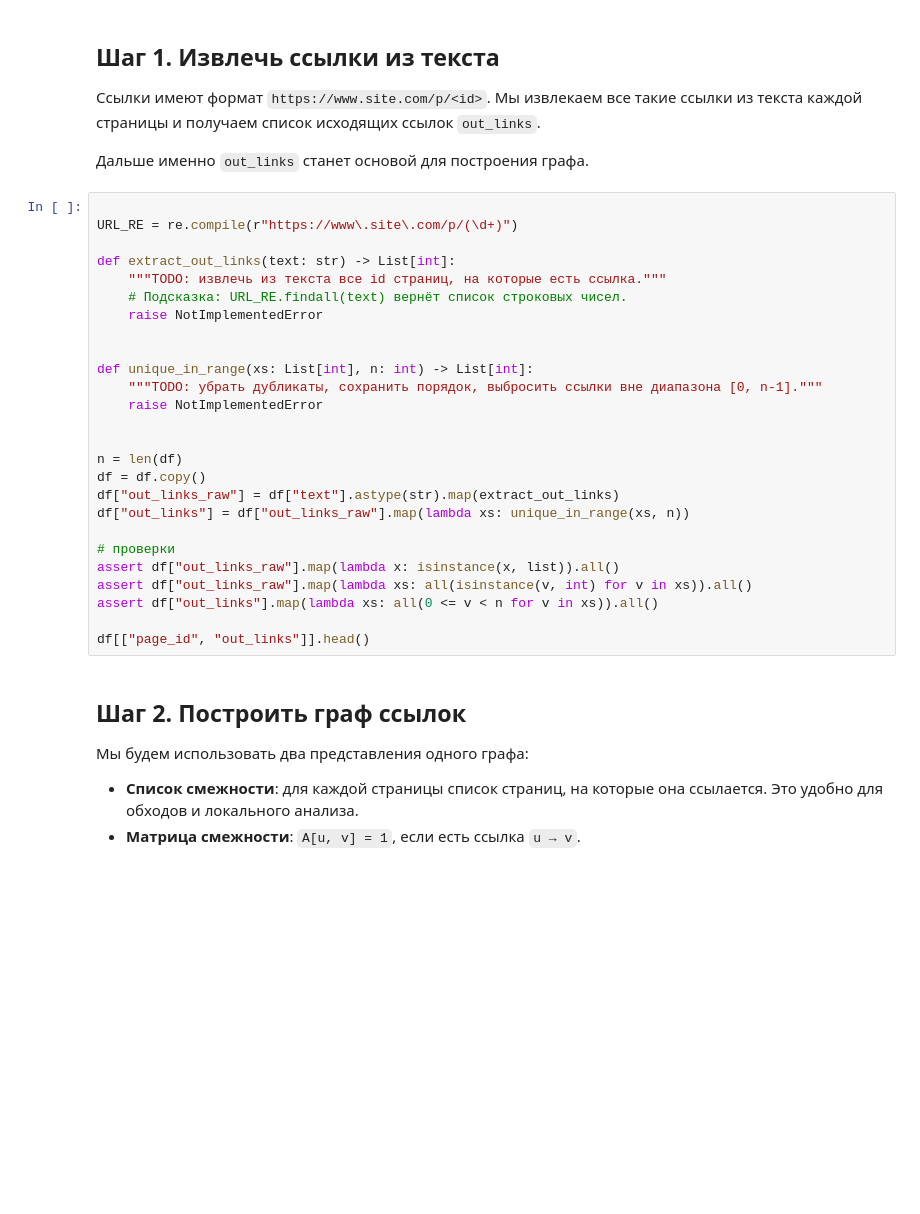
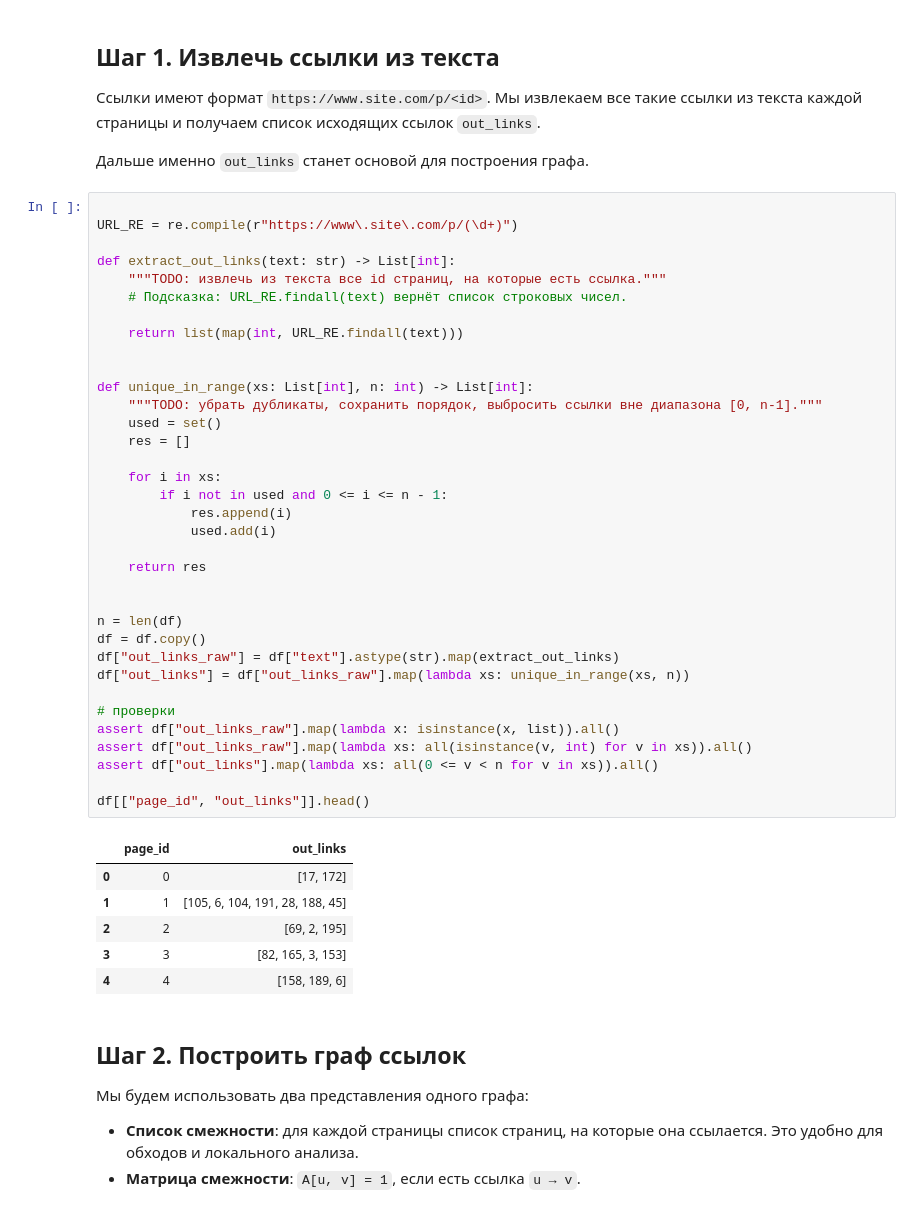
Before and after one commit to VladSunny/RegionPreparing, a Jupyter notebook: materials/cpm/notebooks/practice/Graph_student.ipynb, the cells around one changed output. Cells and saved outputs as stored; diff of their text form; blank space fills up the shorter version.

```diff
--- a/materials/cpm/notebooks/practice/Graph_student.ipynb
+++ b/materials/cpm/notebooks/practice/Graph_student.ipynb
@@ -143,29 +150,45 @@ df.head()
 # %%
 
 URL_RE = re.compile(r"https://www\.site\.com/p/(\d+)")
 
 def extract_out_links(text: str) -> List[int]:
     """TODO: извлечь из текста все id страниц, на которые есть ссылка."""
     # Подсказка: URL_RE.findall(text) вернёт список строковых чисел.
-    raise NotImplementedError
+
+    return list(map(int, URL_RE.findall(text)))
 
 
 def unique_in_range(xs: List[int], n: int) -> List[int]:
     """TODO: убрать дубликаты, сохранить порядок, выбросить ссылки вне диапазона [0, n-1]."""
-    raise NotImplementedError
+    used = set()
+    res = []
+
+    for i in xs:
+        if i not in used and 0 <= i <= n - 1:
+            res.append(i)
+            used.add(i)
+
+    return res
 
 
 n = len(df)
 df = df.copy()
 df["out_links_raw"] = df["text"].astype(str).map(extract_out_links)
 df["out_links"] = df["out_links_raw"].map(lambda xs: unique_in_range(xs, n))
 
 # проверки
 assert df["out_links_raw"].map(lambda x: isinstance(x, list)).all()
 assert df["out_links_raw"].map(lambda xs: all(isinstance(v, int) for v in xs)).all()
 assert df["out_links"].map(lambda xs: all(0 <= v < n for v in xs)).all()
 
 df[["page_id", "out_links"]].head()
+# %% [output]
+|  | page_id | out_links |
+| 0 | 0 | [17, 172] |
+| 1 | 1 | [105, 6, 104, 191, 28, 188, 45] |
+| 2 | 2 | [69, 2, 195] |
+| 3 | 3 | [82, 165, 3, 153] |
+| 4 | 4 | [158, 189, 6] |
 # %% [markdown]
 ## Шаг 2. Построить граф ссылок
 
```
Also changed, not shown: parts of 10 cells of this notebook, 1 other file.
